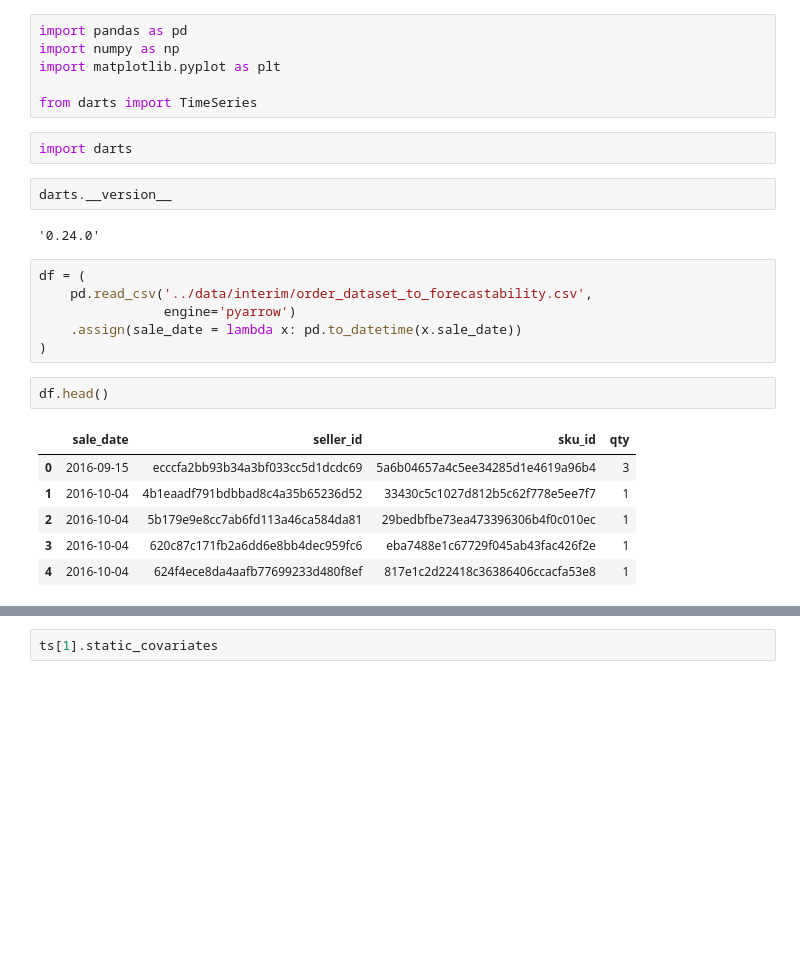
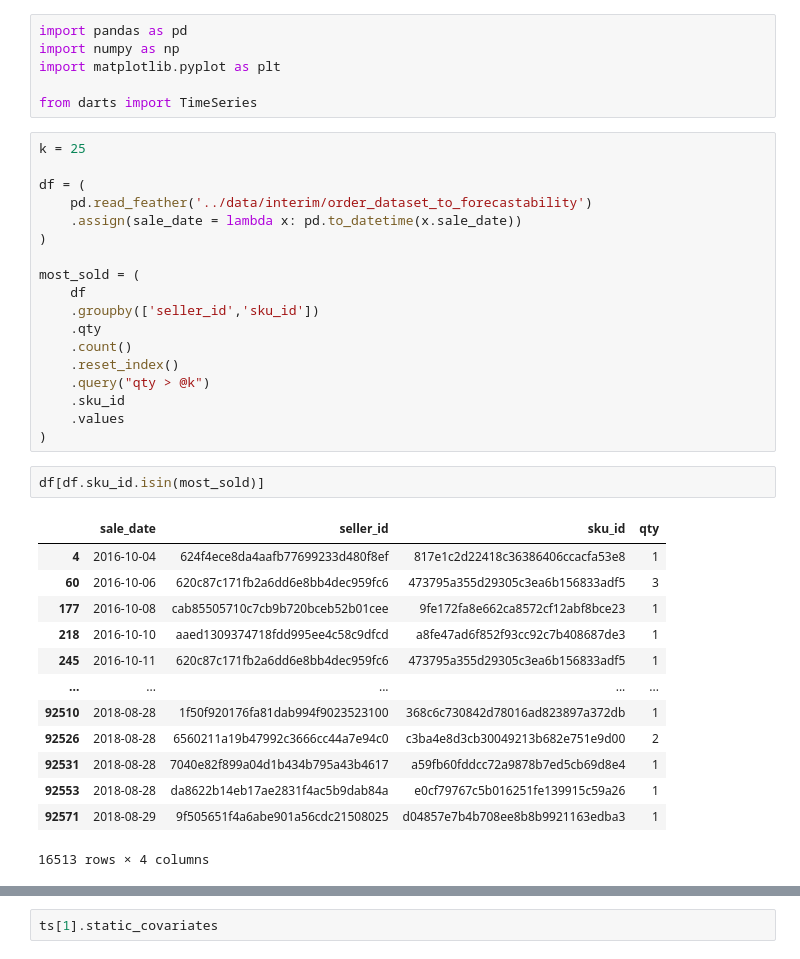
Before and after one commit to nasserboan/olist-sales-forecasting, a Jupyter notebook: notebooks/eda_forecastability_NSB_1.0.ipynb, the cells around one changed output, grey strips where cells are left out. Saved outputs shown, nothing was run; the diff lists cells and outputs as text; blank space fills up the shorter version.

Commit message:
:hammer: wip eda_forecastability

```diff
--- a/notebooks/eda_forecastability_NSB_1.0.ipynb
+++ b/notebooks/eda_forecastability_NSB_1.0.ipynb
@@ -4,27 +4,40 @@ import numpy as np
 import matplotlib.pyplot as plt
 
 from darts import TimeSeries
-# %%
-import darts
-# %%
-darts.__version__
-# %% [output]
-'0.24.0'
 # %%
+k = 25
+
 df = (
-    pd.read_csv('../data/interim/order_dataset_to_forecastability.csv',
-                engine='pyarrow')
+    pd.read_feather('../data/interim/order_dataset_to_forecastability')
     .assign(sale_date = lambda x: pd.to_datetime(x.sale_date))
 )
+
+most_sold = (
+    df
+    .groupby(['seller_id','sku_id'])
+    .qty
+    .count()
+    .reset_index()
+    .query("qty > @k")
+    .sku_id
+    .values
+)
-# %%
-df.head()
-# %% [output]
-|  | sale_date | seller_id | sku_id | qty |
-| 0 | 2016-09-15 | ecccfa2bb93b34a3bf033cc5d1dcdc69 | 5a6b04657a4c5ee34285d1e4619a96b4 | 3 |
-| 1 | 2016-10-04 | 4b1eaadf791bdbbad8c4a35b65236d52 | 33430c5c1027d812b5c62f778e5ee7f7 | 1 |
-| 2 | 2016-10-04 | 5b179e9e8cc7ab6fd113a46ca584da81 | 29bedbfbe73ea473396306b4f0c010ec | 1 |
-| 3 | 2016-10-04 | 620c87c171fb2a6dd6e8bb4dec959fc6 | eba7488e1c67729f045ab43fac426f2e | 1 |
-| 4 | 2016-10-04 | 624f4ece8da4aafb77699233d480f8ef | 817e1c2d22418c36386406ccacfa53e8 | 1 |
+# %%
+df[df.sku_id.isin(most_sold)]
+# %% [output]
+|  | sale_date | seller_id | sku_id | qty |
+| 4 | 2016-10-04 | 624f4ece8da4aafb77699233d480f8ef | 817e1c2d22418c36386406ccacfa53e8 | 1 |
+| 60 | 2016-10-06 | 620c87c171fb2a6dd6e8bb4dec959fc6 | 473795a355d29305c3ea6b156833adf5 | 3 |
+| 177 | 2016-10-08 | cab85505710c7cb9b720bceb52b01cee | 9fe172fa8e662ca8572cf12abf8bce23 | 1 |
+| 218 | 2016-10-10 | aaed1309374718fdd995ee4c58c9dfcd | a8fe47ad6f852f93cc92c7b408687de3 | 1 |
+| 245 | 2016-10-11 | 620c87c171fb2a6dd6e8bb4dec959fc6 | 473795a355d29305c3ea6b156833adf5 | 1 |
+| ... | ... | ... | ... | ... |
+| 92510 | 2018-08-28 | 1f50f920176fa81dab994f9023523100 | 368c6c730842d78016ad823897a372db | 1 |
+| 92526 | 2018-08-28 | 6560211a19b47992c3666cc44a7e94c0 | c3ba4e8d3cb30049213b682e751e9d00 | 2 |
+| 92531 | 2018-08-28 | 7040e82f899a04d1b434b795a43b4617 | a59fb60fddcc72a9878b7ed5cb69d8e4 | 1 |
+| 92553 | 2018-08-28 | da8622b14eb17ae2831f4ac5b9dab84a | e0cf79767c5b016251fe139915c59a26 | 1 |
+| 92571 | 2018-08-29 | 9f505651f4a6abe901a56cdc21508025 | d04857e7b4b708ee8b8b9921163edba3 | 1 |
+16513 rows × 4 columns
 # %%
 %%time
 
```
Also changed, not shown: parts of 9 cells of this notebook, 1 other file.
